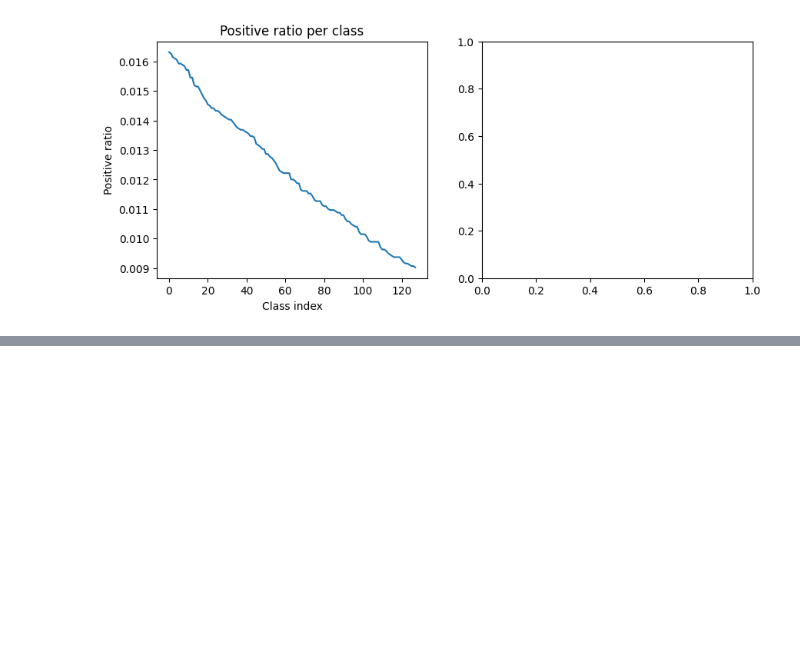
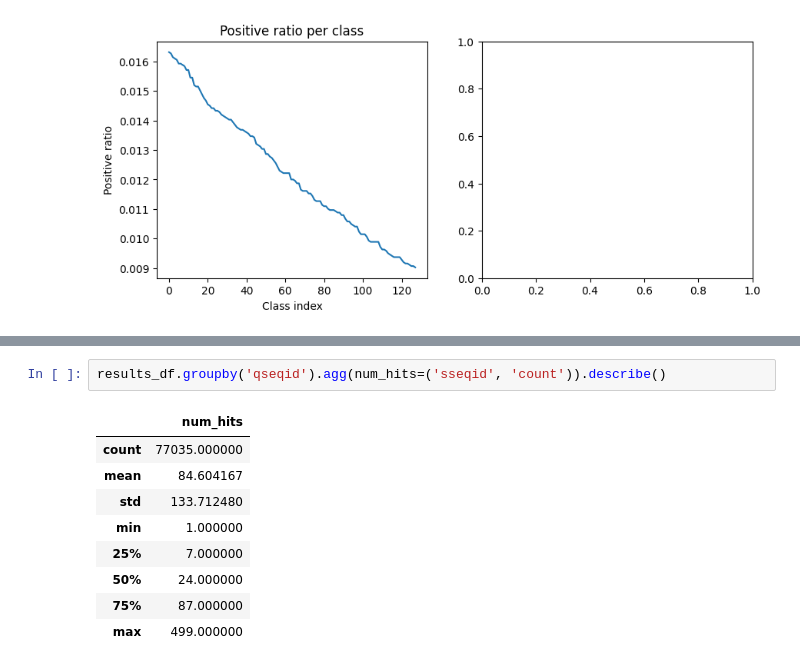
Before and after one commit to tnshp/CAFA6_embeds_model, a Jupyter notebook: dataset_analysis_2.ipynb, the cells around one changed output, grey strips where cells are left out. Drawn from its saved outputs; the diff is of its cells as text; blank space fills up the shorter version.

```diff
--- a/dataset_analysis_2.ipynb
+++ b/dataset_analysis_2.ipynb
@@ -129,0 +170,12 @@ Text(0, 0.5, 'Positive ratio')
+# %%
+results_df.groupby('qseqid').agg(num_hits=('sseqid', 'count')).describe()
+# %% [output]
+|  | num_hits |
+| count | 77035.000000 |
+| mean | 84.604167 |
+| std | 133.712480 |
+| min | 1.000000 |
+| 25% | 7.000000 |
+| 50% | 24.000000 |
+| 75% | 87.000000 |
+| max | 499.000000 |
```
Also changed, not shown: parts of 6 cells of this notebook, 4 other files.
